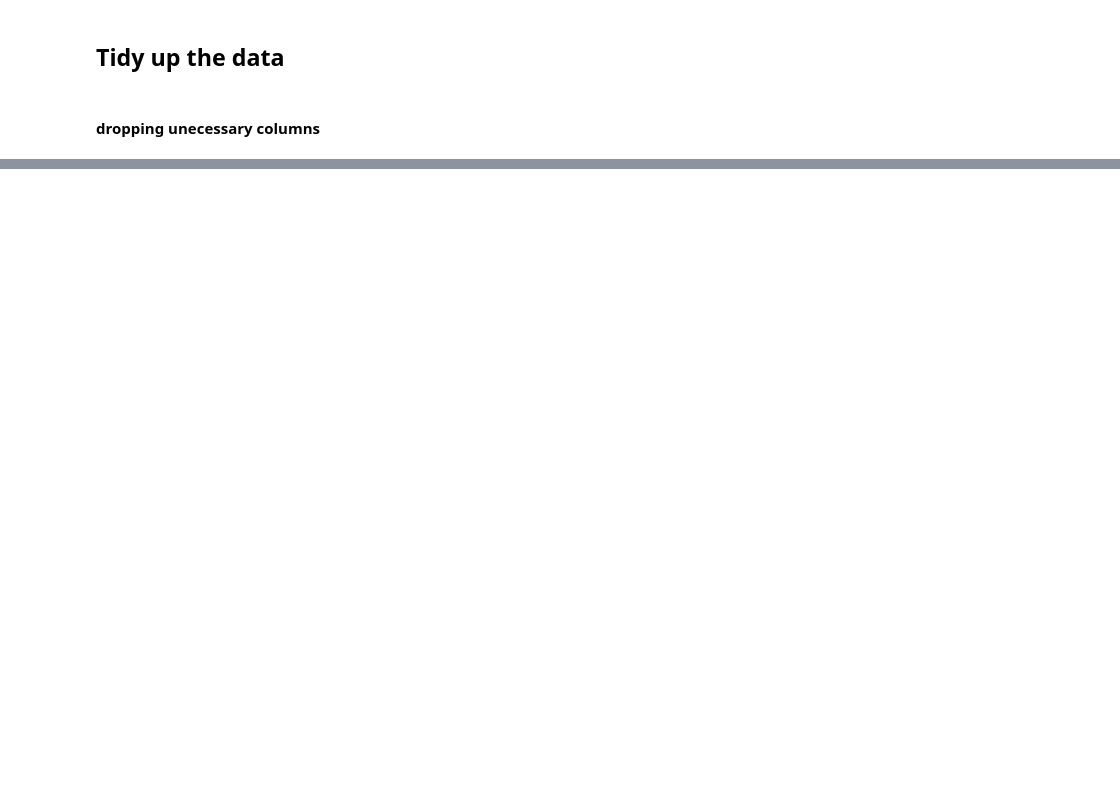
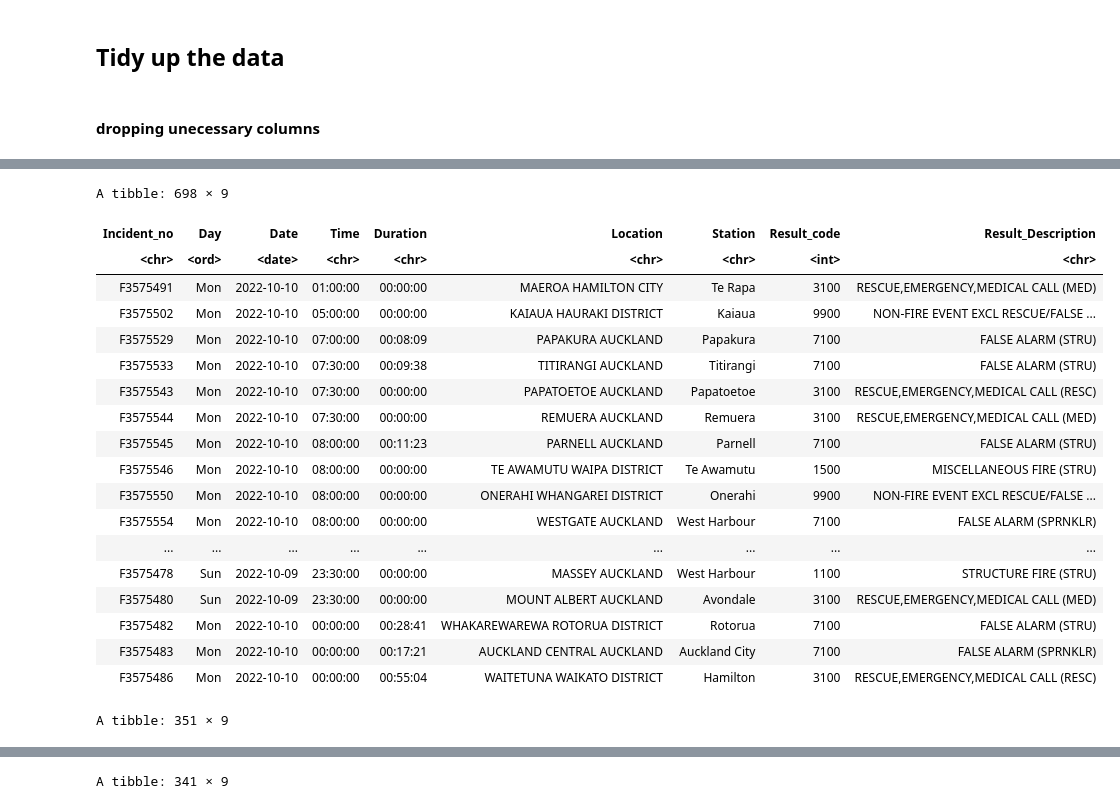
Before and after one commit to dianame10/DATA201, a Jupyter notebook: Fire-incident-data.ipynb, the cells around one changed output, grey strips where cells are left out. Saved outputs shown, nothing was run; the diff lists cells and outputs as text; code cells hidden in the pictures; blank space fills up the shorter version.

```diff
--- a/Fire-incident-data.ipynb
+++ b/Fire-incident-data.ipynb
@@ -426,0 +506,60 @@ A tibble: 343 × 9
+# %%
+#this function returns a dataframe about the fire incidents called in a week( from Monday to Sunday)
+#this function take region(characters) to indicate what region we want to get the data
+#1 = North, 2 = Central, 3 = South
+get_fire_incidents_data_in_a_week <- function(region) {
+    the_tibble <- tibble(
+        Incident_no = character(),
+        Date_and_Time = date(),
+        Location = character(),
+        Duration= character(),
+        Station = character(),
+        Result = character()
+    )
+    temp <- c("Monday", "Tuesday", "Wednesday", "Thursday", "Friday", "Saturday", "Sunday")
+    for(i in temp){
+        the_tibble <- rbind(the_tibble, region_incident_data(region, i))
+    }
+
+    the_tibble <- the_tibble %>% mutate(Date = date(Date_and_Time)) %>% mutate(Time = format(Date_and_Time, format = "%H:%M:%S"))
+
+
+    the_tibble <- the_tibble %>% mutate(Result_code = get_result_code(Result)) %>% mutate(Result_Description = get_result_desc(Result)) %>% mutate(across(Result_Description, as.character)) %>% mutate(Day = wday(Date_and_Time, label = TRUE))
+
+
+    the_tibble <- the_tibble %>% select(Incident_no,Day, Date, Time, Duration, Location, Station, Result_code, Result_Description)
+
+    the_tibble <- the_tibble  %>% mutate(across(Result_code, as.integer))
+
+    the_tibble <- mutate_all(the_tibble, list(~na_if(.,"")))
+
+    return(the_tibble)
+}
+
+north_region_data <- get_fire_incidents_data_in_a_week("1")
+north_region_data
+central_region_data <- get_fire_incidents_data_in_a_week("2")
+central_region_data
+south_region_data <- get_fire_incidents_data_in_a_week("3")
+south_region_data
+# %% [output]
+A tibble: 698 × 9
+| Incident_no | Day | Date | Time | Duration | Location | Station | Result_code | Result_Description |
+| <chr> | <ord> | <date> | <chr> | <chr> | <chr> | <chr> | <int> | <chr> |
+| F3575491 | Mon | 2022-10-10 | 01:00:00 | 00:00:00 | MAEROA HAMILTON CITY | Te Rapa | 3100 | RESCUE,EMERGENCY,MEDICAL CALL (MED) |
+| F3575502 | Mon | 2022-10-10 | 05:00:00 | 00:00:00 | KAIAUA HAURAKI DISTRICT | Kaiaua | 9900 | NON-FIRE EVENT EXCL RESCUE/FALSE ... |
+| F3575529 | Mon | 2022-10-10 | 07:00:00 | 00:08:09 | PAPAKURA AUCKLAND | Papakura | 7100 | FALSE ALARM (STRU) |
+| F3575533 | Mon | 2022-10-10 | 07:30:00 | 00:09:38 | TITIRANGI AUCKLAND | Titirangi | 7100 | FALSE ALARM (STRU) |
+| F3575543 | Mon | 2022-10-10 | 07:30:00 | 00:00:00 | PAPATOETOE AUCKLAND | Papatoetoe | 3100 | RESCUE,EMERGENCY,MEDICAL CALL (RESC) |
+| F3575544 | Mon | 2022-10-10 | 07:30:00 | 00:00:00 | REMUERA AUCKLAND | Remuera | 3100 | RESCUE,EMERGENCY,MEDICAL CALL (MED) |
+| F3575545 | Mon | 2022-10-10 | 08:00:00 | 00:11:23 | PARNELL AUCKLAND | Parnell | 7100 | FALSE ALARM (STRU) |
+| F3575546 | Mon | 2022-10-10 | 08:00:00 | 00:00:00 | TE AWAMUTU WAIPA DISTRICT | Te Awamutu | 1500 | MISCELLANEOUS FIRE (STRU) |
+| F3575550 | Mon | 2022-10-10 | 08:00:00 | 00:00:00 | ONERAHI WHANGAREI DISTRICT | Onerahi | 9900 | NON-FIRE EVENT EXCL RESCUE/FALSE ... |
+| F3575554 | Mon | 2022-10-10 | 08:00:00 | 00:00:00 | WESTGATE AUCKLAND | West Harbour | 7100 | FALSE ALARM (SPRNKLR) |
+| ... | ... | ... | ... | ... | ... | ... | ... | ... |
+| F3575478 | Sun | 2022-10-09 | 23:30:00 | 00:00:00 | MASSEY AUCKLAND | West Harbour | 1100 | STRUCTURE FIRE (STRU) |
+| F3575480 | Sun | 2022-10-09 | 23:30:00 | 00:00:00 | MOUNT ALBERT AUCKLAND | Avondale | 3100 | RESCUE,EMERGENCY,MEDICAL CALL (MED) |
+| F3575482 | Mon | 2022-10-10 | 00:00:00 | 00:28:41 | WHAKAREWAREWA ROTORUA DISTRICT | Rotorua | 7100 | FALSE ALARM (STRU) |
+| F3575483 | Mon | 2022-10-10 | 00:00:00 | 00:17:21 | AUCKLAND CENTRAL AUCKLAND | Auckland City | 7100 | FALSE ALARM (SPRNKLR) |
+| F3575486 | Mon | 2022-10-10 | 00:00:00 | 00:55:04 | WAITETUNA WAIKATO DISTRICT | Hamilton | 3100 | RESCUE,EMERGENCY,MEDICAL CALL (RESC) |
+A tibble: 351 × 9
@@ -426,0 +584 @@ A tibble: 343 × 9
+A tibble: 341 × 9
```
Also changed, not shown: parts of 18 cells of this notebook.
